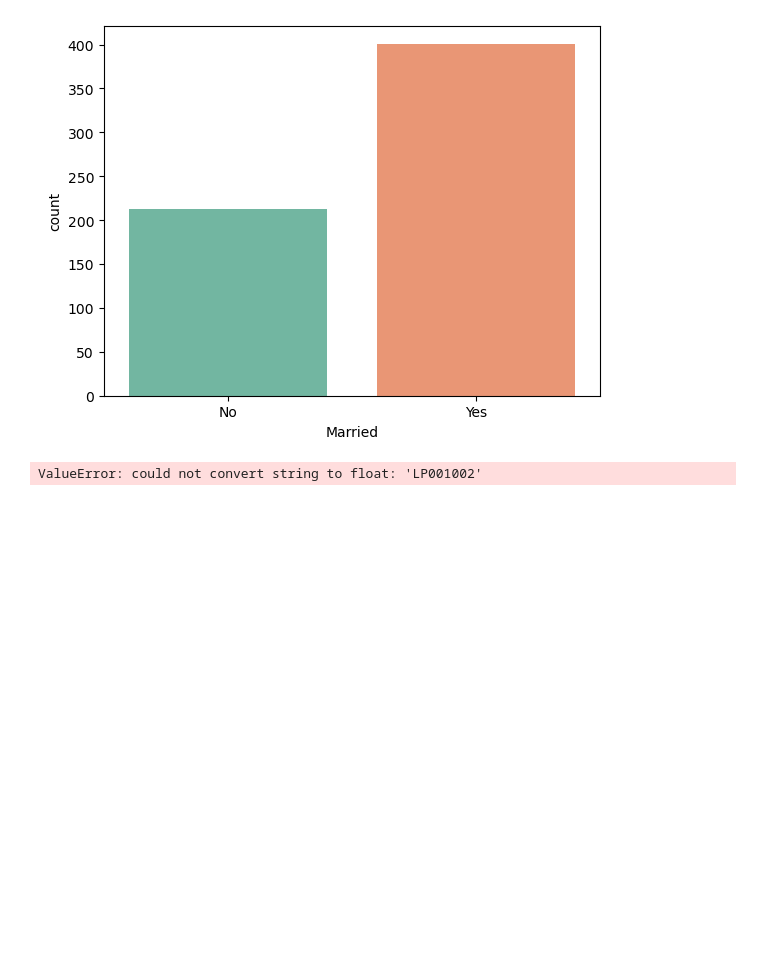
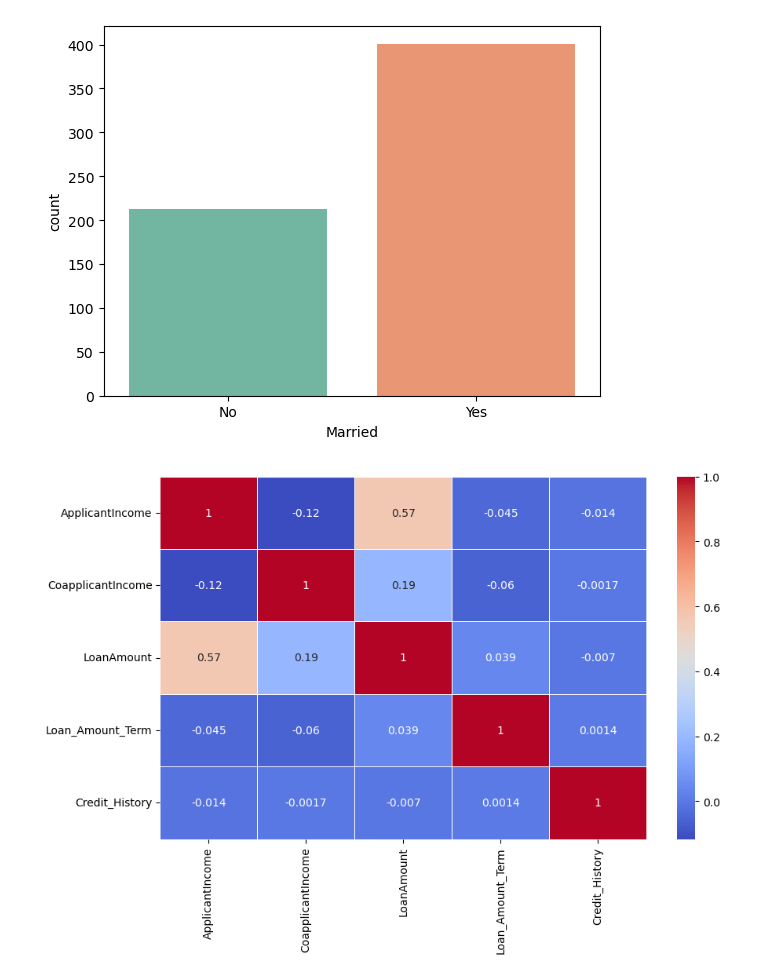
Before and after one commit to adithyan-sys/Loan-approval-prediction-analysis, a Jupyter notebook: notebook/models.ipynb, the cells around one changed output. Saved outputs shown, nothing was run; the diff lists cells and outputs as text; code cells hidden in the pictures; blank space fills up the shorter version.

```diff
--- a/notebook/models.ipynb
+++ b/notebook/models.ipynb
@@ -186,8 +186,11 @@ Name: count, dtype: int64
 <Axes: xlabel='Married', ylabel='count'>
 [figure]
 # %%
-corr = main_df.corr()
+
+numeric_df = main_df.select_dtypes(include='number')
+corr = numeric_df.corr()
 plt.figure(figsize=(10, 6))
 sns.heatmap(corr, annot=True, cmap='coolwarm', linewidths=0.5)
+plt.show()
 # %% [output]
-ValueError: could not convert string to float: 'LP001002'
+[figure, added]
```
Also changed, not shown: parts of 7 cells of this notebook.
